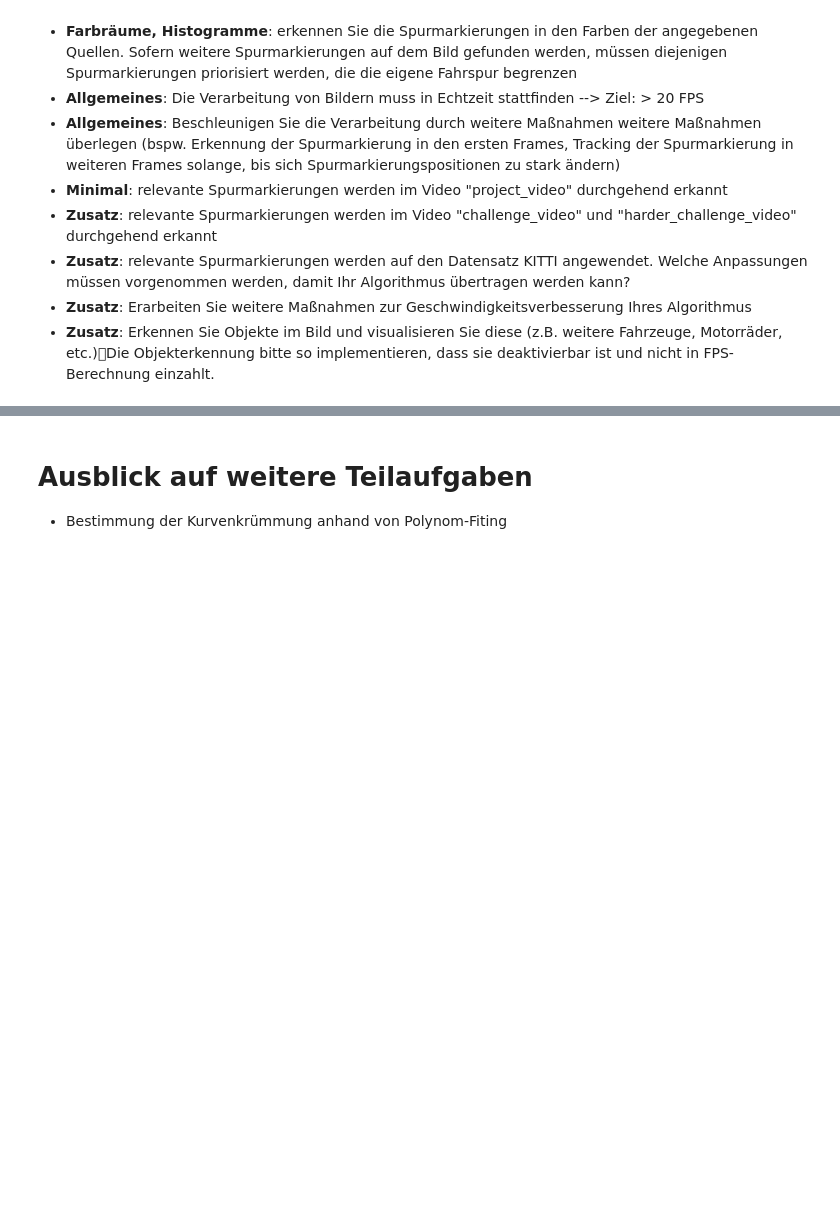
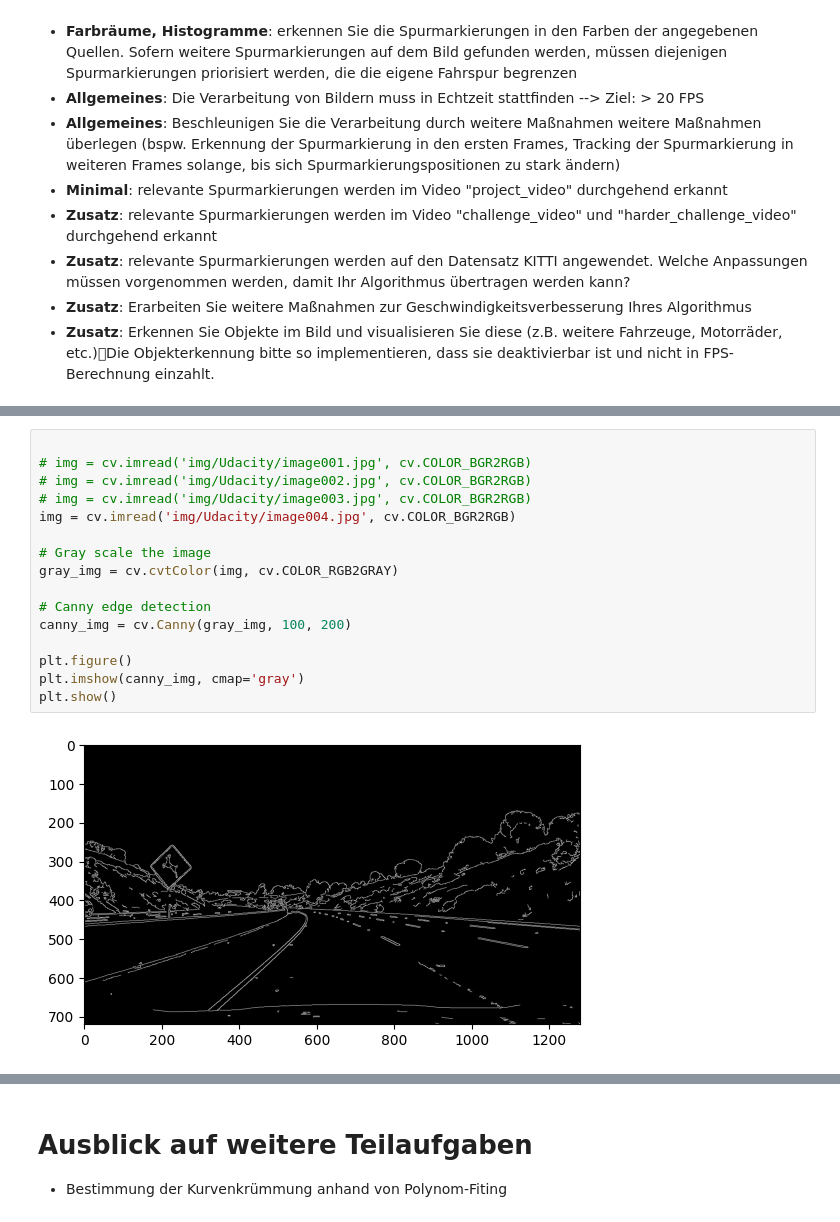
Before and after one commit to Super-T02/Spurerkennung, a Jupyter notebook: Projekt_Spurerkennung_v2.ipynb, the cells around one changed output, grey strips where cells are left out. Cells and saved outputs as stored; diff of their text form; blank space fills up the shorter version.

```diff
--- a/Projekt_Spurerkennung_v2.ipynb
+++ b/Projekt_Spurerkennung_v2.ipynb
@@ -198,0 +206,18 @@ Erkennen Sie die Fahrbahnmarkierungen bzw. Fahrstreifen auf den Bildquellen von
+# %%
+
+# img = cv.imread('img/Udacity/image001.jpg', cv.COLOR_BGR2RGB)
+# img = cv.imread('img/Udacity/image002.jpg', cv.COLOR_BGR2RGB)
+# img = cv.imread('img/Udacity/image003.jpg', cv.COLOR_BGR2RGB)
+img = cv.imread('img/Udacity/image004.jpg', cv.COLOR_BGR2RGB)
+
+# Gray scale the image
+gray_img = cv.cvtColor(img, cv.COLOR_RGB2GRAY)
+
+# Canny edge detection
+canny_img = cv.Canny(gray_img, 100, 200)
+
+plt.figure()
+plt.imshow(canny_img, cmap='gray')
+plt.show()
+# %% [output]
+[figure, added]
```
Also changed, not shown: parts of 9 cells of this notebook, 1 other file.
